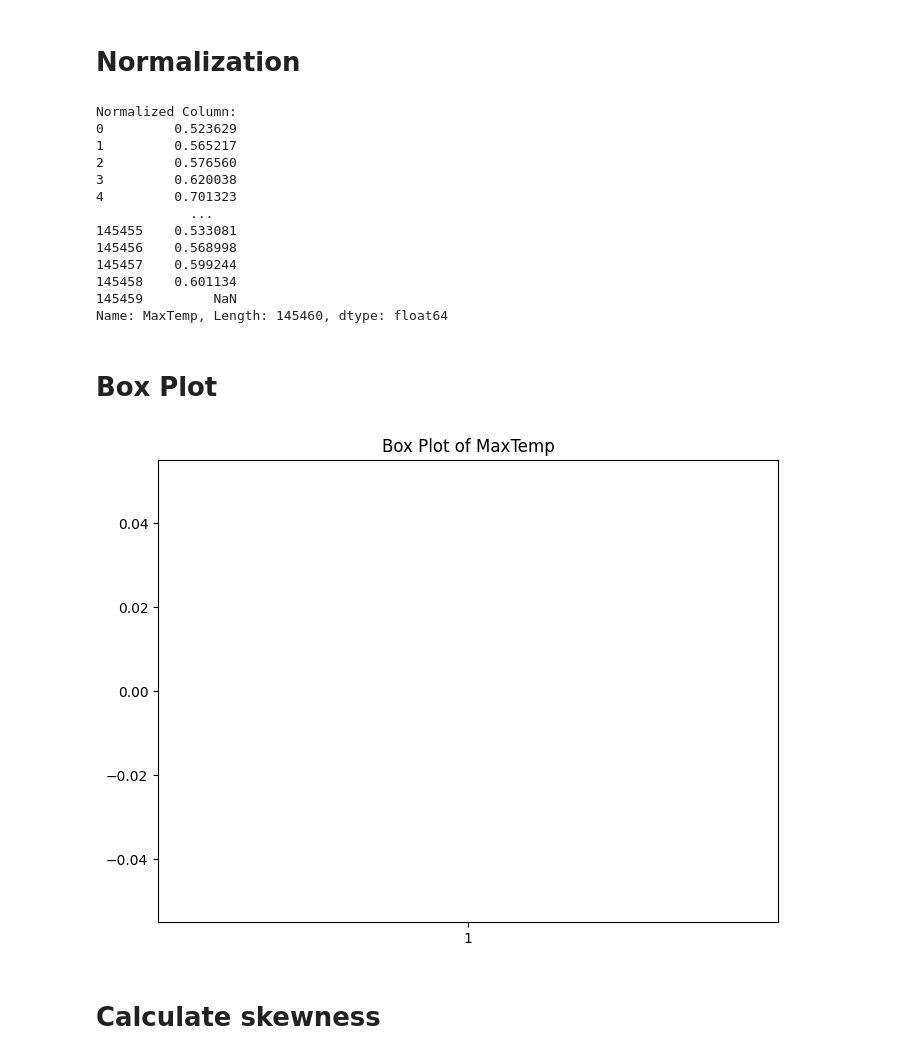
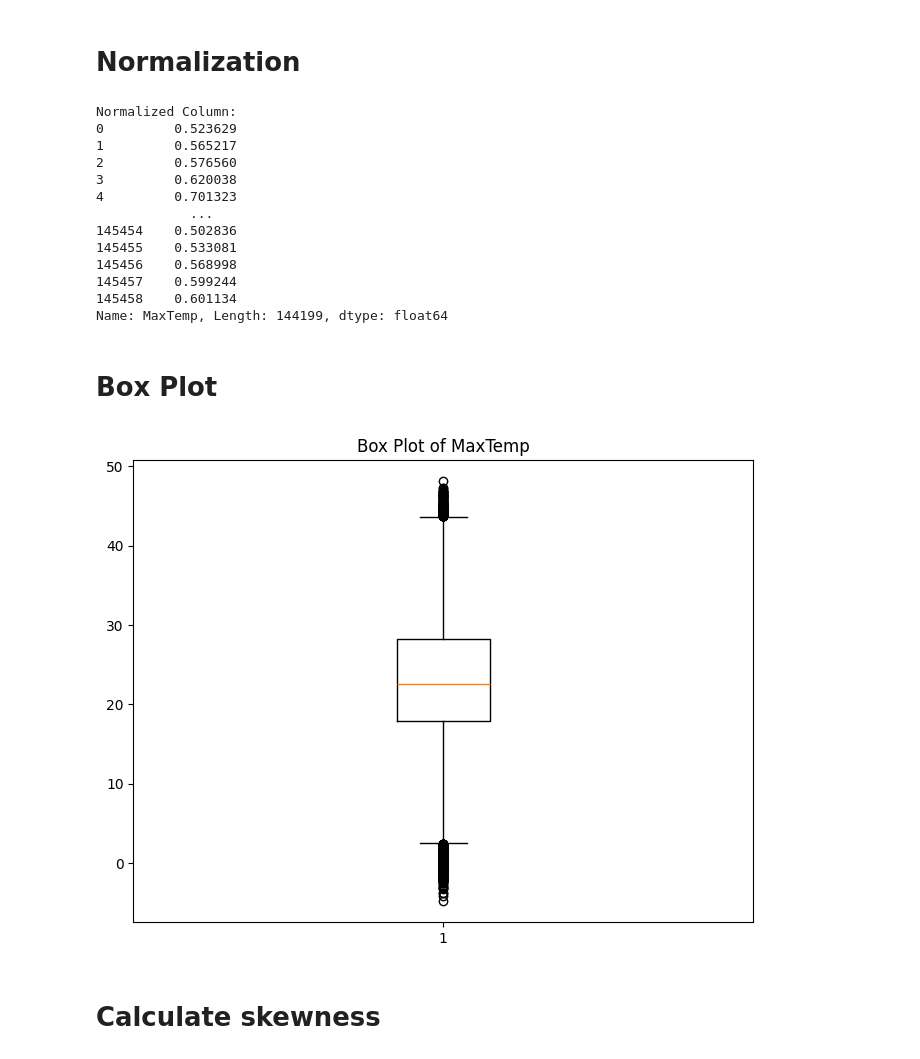
Before and after one commit to mahamadulhasanshaikat/Machine-Learning, a Jupyter notebook: ML Project/Weather Analysis/rain_prediction.ipynb, the cells around one changed output. Drawn from its saved outputs; the diff is of its cells as text; code cells hidden in the pictures.

```diff
--- a/ML Project/Weather Analysis/rain_prediction.ipynb
+++ b/ML Project/Weather Analysis/rain_prediction.ipynb
@@ -112,7 +130,7 @@ Variance: 50.680856471436826
 # %% [markdown]
 # Normalization
 # %%
-normalized_column = (df['MaxTemp'] - df['MaxTemp'].min()) / (df['MaxTemp'].max() - df['MaxTemp'].min())
+normalized_column = (data - data.min()) / (data.max() - data.min())
 print(f"Normalized Column:\n{normalized_column}")
 # %% [output]
 Normalized Column:
@@ -122,21 +140,21 @@ Normalized Column:
 3         0.620038
 4         0.701323
             ...
+145454    0.502836
 145455    0.533081
 145456    0.568998
 145457    0.599244
 145458    0.601134
-145459         NaN
-Name: MaxTemp, Length: 145460, dtype: float64
+Name: MaxTemp, Length: 144199, dtype: float64
 # %% [markdown]
 # Box Plot
 # %%
 plt.figure(figsize=(8, 6))
-plt.boxplot(df['MaxTemp'])
+plt.boxplot(data)
 plt.title(f'Box Plot of {'MaxTemp'}')
 plt.show()
 # %% [output]
-[figure, old version]
+[figure, new version]
 # %% [markdown]
 # Calculate skewness
 # %%
```
Also changed, not shown: parts of 14 cells of this notebook.
